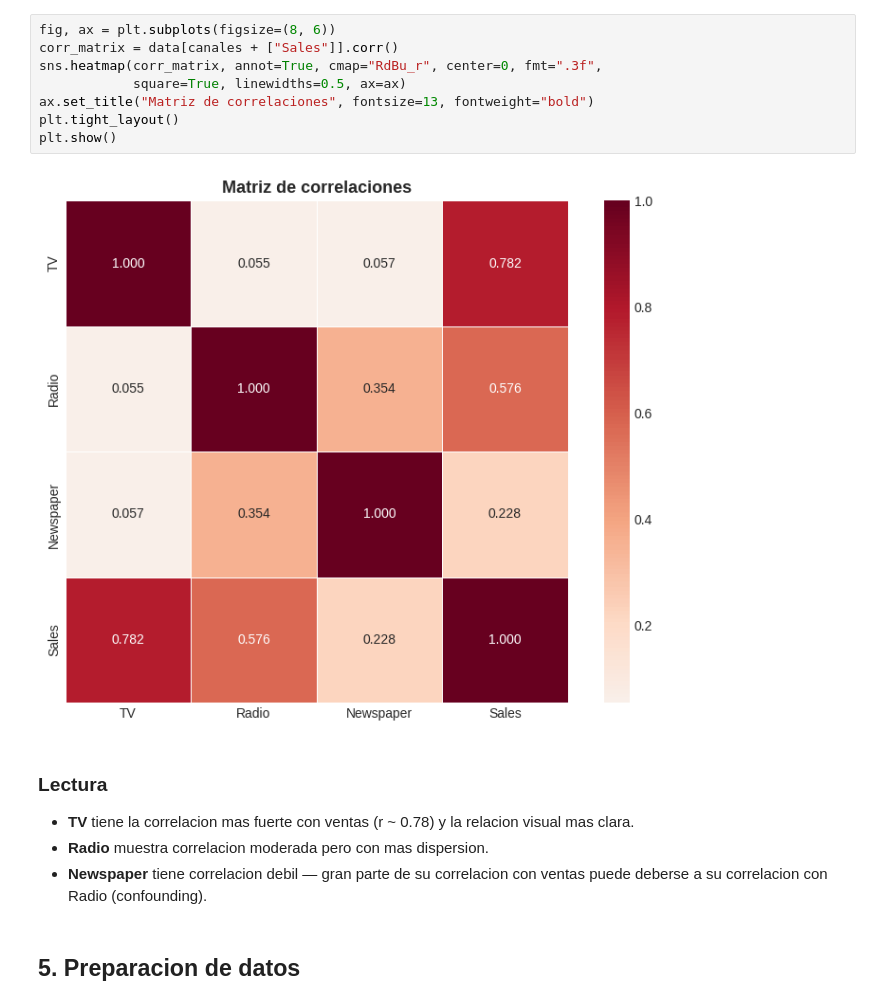
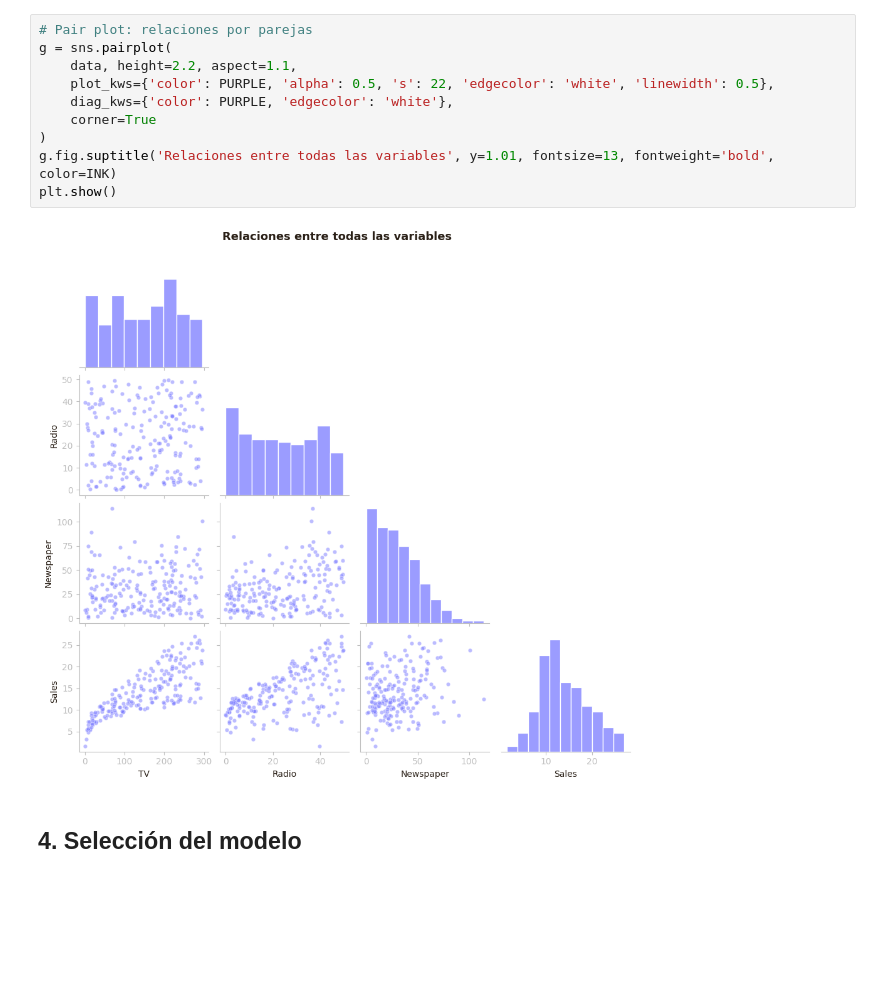
Before and after one commit to BORJAMOME/Data-Analytics-Portfolio, a Jupyter notebook: 03-Machine-Learning/01-supervisado/regresion/02-regresion-lineal-multiple/01-publicidad/notebook.ipynb, the cells around one changed output. Saved outputs shown, nothing was run; the diff lists cells and outputs as text; blank space fills up the shorter version.

```diff
--- a/03-Machine-Learning/01-supervisado/regresion/02-regresion-lineal-multiple/01-publicidad/notebook.ipynb
+++ b/03-Machine-Learning/01-supervisado/regresion/02-regresion-lineal-multiple/01-publicidad/notebook.ipynb
@@ -109,18 +276,14 @@ plt.show()
-# %%
-fig, ax = plt.subplots(figsize=(8, 6))
-corr_matrix = data[canales + ["Sales"]].corr()
-sns.heatmap(corr_matrix, annot=True, cmap="RdBu_r", center=0, fmt=".3f",
-            square=True, linewidths=0.5, ax=ax)
-ax.set_title("Matriz de correlaciones", fontsize=13, fontweight="bold")
-plt.tight_layout()
-plt.show()
-# %% [output]
-[figure, removed]
-# %% [markdown]
-### Lectura
-
-- **TV** tiene la correlacion mas fuerte con ventas (r ~ 0.78) y la relacion visual mas clara.
-- **Radio** muestra correlacion moderada pero con mas dispersion.
-- **Newspaper** tiene correlacion debil — gran parte de su correlacion con ventas puede deberse a su correlacion con Radio (confounding).
-# %% [markdown]
-## 5. Preparacion de datos
+# %%
+# Pair plot: relaciones por parejas
+g = sns.pairplot(
+    data, height=2.2, aspect=1.1,
+    plot_kws={'color': PURPLE, 'alpha': 0.5, 's': 22, 'edgecolor': 'white', 'linewidth': 0.5},
+    diag_kws={'color': PURPLE, 'edgecolor': 'white'},
+    corner=True
+)
+g.fig.suptitle('Relaciones entre todas las variables', y=1.01, fontsize=13, fontweight='bold', color=INK)
+plt.show()
+# %% [output]
+[figure, added]
+# %% [markdown]
+## 4. Selección del modelo
```
Also changed, not shown: parts of 50 cells of this notebook.
